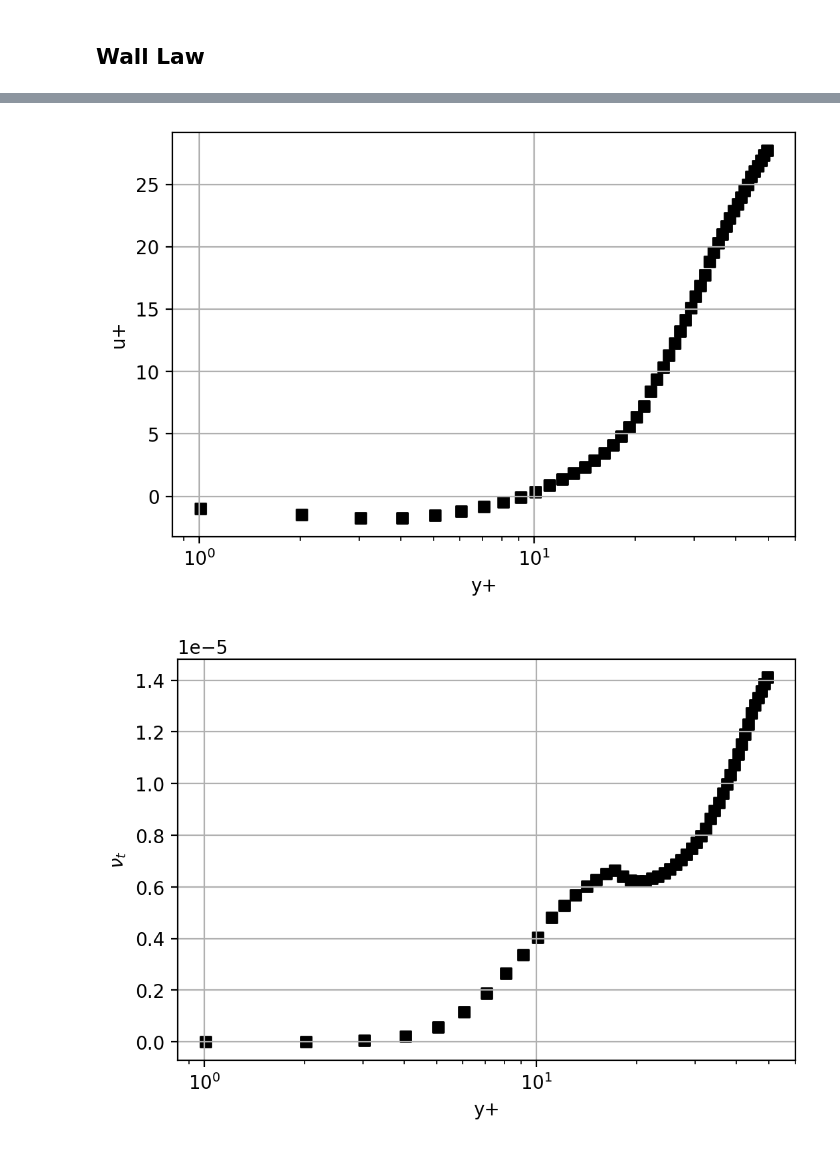
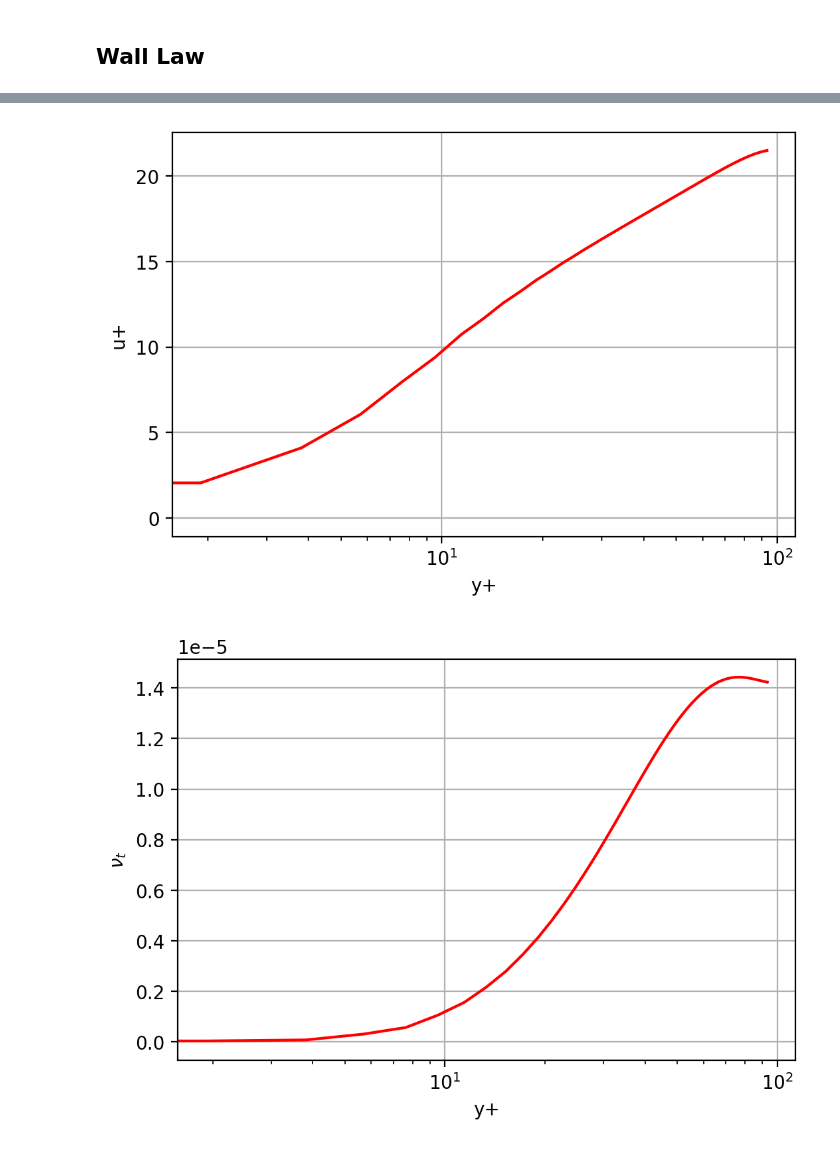
Before and after one commit to MartinAchondo/Simulation-of-Backward-Facing-Step-Flow-Using-OpenFOAM, a Jupyter notebook: 2d_k_omega/plots.ipynb, the cells around one changed output, grey strips where cells are left out. Cells and saved outputs as stored; diff of their text form; code cells hidden in the pictures.

```diff
--- a/2d_k_omega/plots.ipynb
+++ b/2d_k_omega/plots.ipynb
@@ -17,7 +17,7 @@ import postCodes.cf_cp_wall as coef
 import postCodes.residuals as residuals
 import postCodes.wallLaw as wall
 
-case.endTime = 3000
+case.endTime = 950
 # %% [markdown]
 ## Residuals
 # %%
@@ -100,20 +100,20 @@ plt.grid()
 # %%
 _,var_wall = wall.get_wall('X2','up',case)
 
-plt.scatter(var_wall['y'],var_wall['Ux'], c='k', marker='s')
+plt.plot(var_wall['y'],var_wall['Ux'], c='r')
 plt.xscale('log')
 plt.xlabel('y+')
 plt.ylabel('u+')
 plt.grid()
 # %% [output]
-[figure, old version]
+[figure, new version]
 # %%
 _,var_wall = wall.get_wall('X2','up',case)
 
-plt.scatter(var_wall['y'],var_wall['nut'], c='k', marker='s')
+plt.plot(var_wall['y'],var_wall['nut'], c='r')
 plt.xscale('log')
 plt.xlabel('y+')
 plt.ylabel(r'$\nu_t$')
 plt.grid()
 # %% [output]
-[figure, old version]
+[figure, new version]
```
Also changed, not shown: parts of 7 cells of this notebook, 47 other files.
